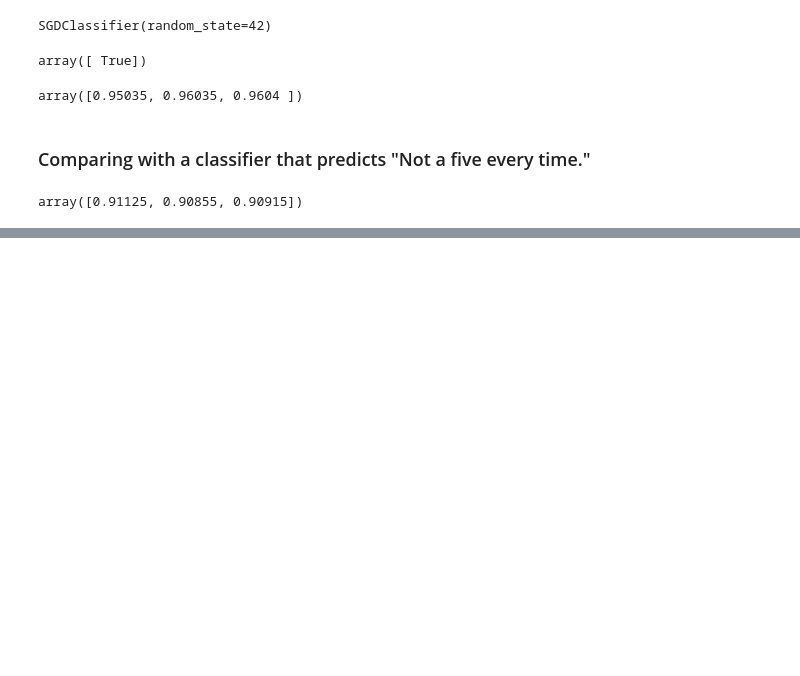
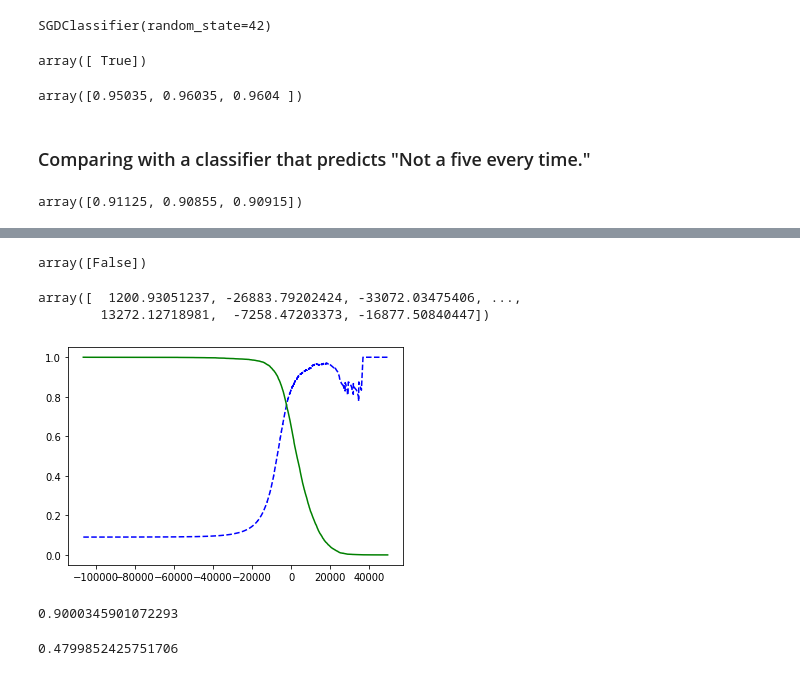
Before and after one commit to satyajitghosh/learningML, a Jupyter notebook: geronBook/ch3.ipynb, the cells around one changed output, grey strips where cells are left out. Drawn from its saved outputs; the diff is of its cells as text; code cells hidden in the pictures; blank space fills up the shorter version.

```diff
--- a/geronBook/ch3.ipynb
+++ b/geronBook/ch3.ipynb
@@ -137,0 +179,27 @@ array([0.91125, 0.90855, 0.90915])
+# %%
+threshold = 8000
+y_some_digit_pred = (y_scores > threshold)
+y_some_digit_pred
+# %% [output]
+array([False])
+# %%
+y_scores = cross_val_predict(sgd_clf, X_train, y_train_5, cv=3, method="decision_function")
+# %%
+# Instead of true,false predictions wwe have the predict scores.
+# We can use different values of threshold to decide which function to use.
+y_scores
+# %% [output]
+array([  1200.93051237, -26883.79202424, -33072.03475406, ...,
+        13272.12718981,  -7258.47203373, -16877.50840447])
+# %%
+from sklearn.metrics import precision_recall_curve
+precisions, recalls, thresholds = precision_recall_curve(y_train_5, y_scores)
+# %%
+def plot_precision_recall_vs_threshold(precisions, recalls, thresholds):
+    plt.plot(thresholds, precisions[:-1], "b--", label="Precision")
+    plt.plot(thresholds, recalls[:-1], "g-", label="Recall")
+# %%
+plot_precision_recall_vs_threshold(precisions, recalls, thresholds)
+plt.show()
+# %% [output]
+[figure, added]
@@ -137,0 +209,8 @@ array([0.91125, 0.90855, 0.90915])
+# %%
+precision_score(y_train_5, y_train_pred_90)
+# %% [output]
+0.9000345901072293
+# %%
+recall_score(y_train_5, y_train_pred_90)
+# %% [output]
+0.4799852425751706
```
Also changed, not shown: parts of 9 cells of this notebook.
